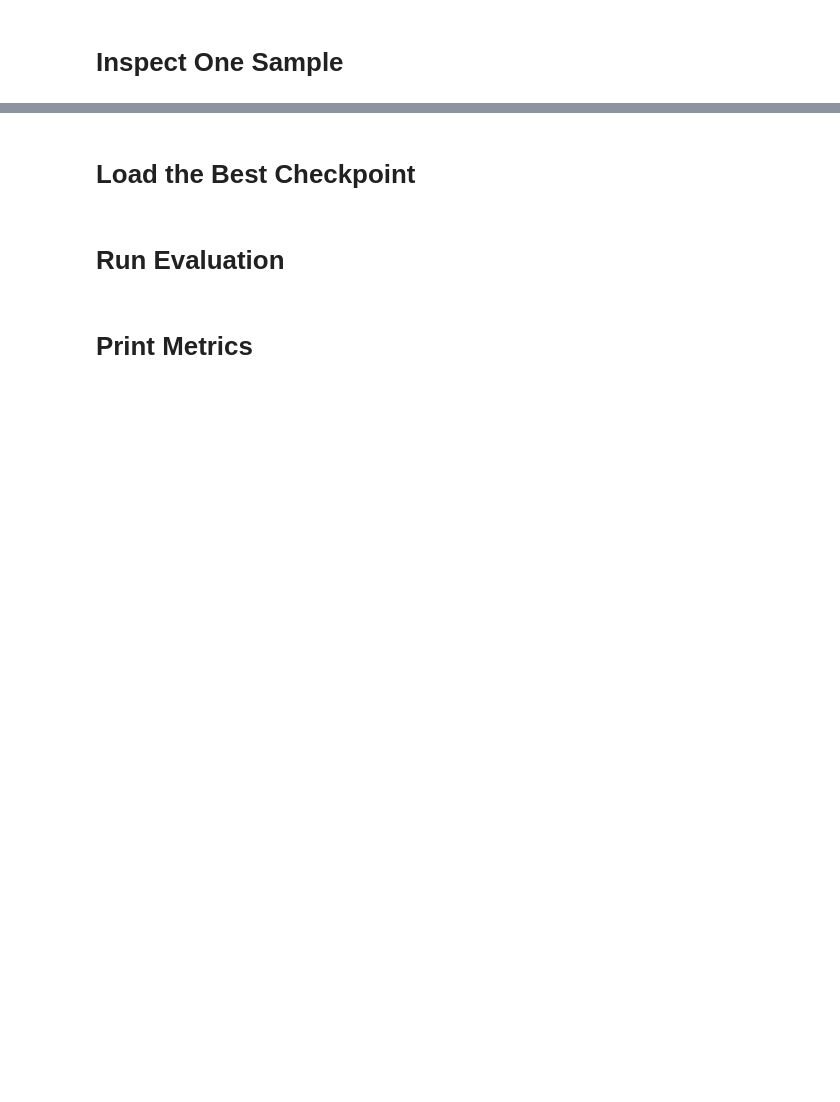
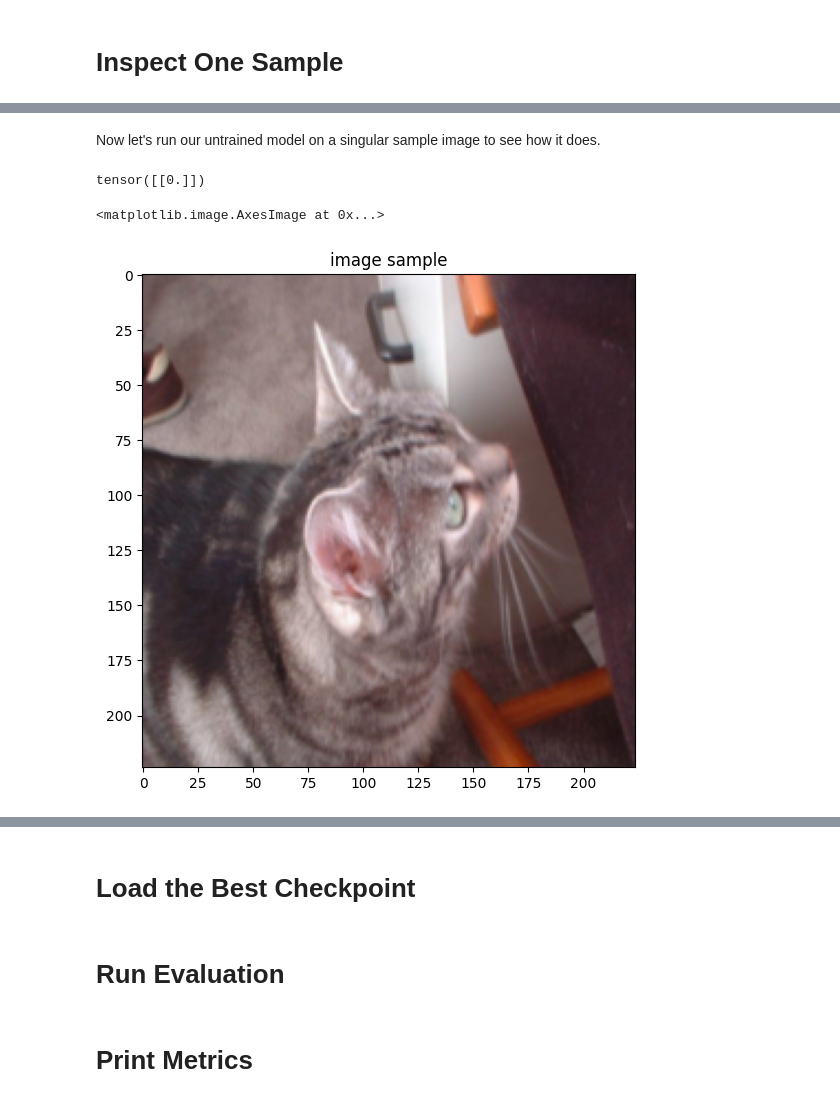
Before and after one commit to AC0727/484-final-project, a Jupyter notebook: main.ipynb, the cells around one changed output, grey strips where cells are left out. Cells and saved outputs as stored; diff of their text form; code cells hidden in the pictures; blank space fills up the shorter version.

Commit message:
add up to model instantiation

```diff
--- a/main.ipynb
+++ b/main.ipynb
@@ -92,2 +114,27 @@ RuntimeError: Dataset not found or corrupted. You can use download=True to downl
+# %%
+# Already pretrained
+untrained_model = CatClassifier()
+# %% [markdown]
+Now let's run our untrained model on a singular sample image to see how it does.
+# %%
+untrained_model.eval()
+sample_img, sample_label, sample_target = balanced_train_dataset[0]
+
+
+# Resnet18 works best on 3 x 224 x 224 images, which is what the dataset consists of
+untrained_output = untrained_model.predict(sample_img[None])
+print(untrained_output)
+
+sample_img = unnormalize(sample_img)
+image_np = sample_img.permute(1, 2, 0).numpy()
+
+fig = plt.figure(figsize=(14,10))
+ax = fig.add_subplot(1,2,1)
+plt.title('image sample')
+ax.imshow(image_np)
+# %% [output]
+tensor([[0.]])
+<matplotlib.image.AxesImage at 0x...>
+[figure, added]
 # %% [markdown]
 # Train the Classifier
```
Also changed, not shown: parts of 6 cells of this notebook, 2 other files.
